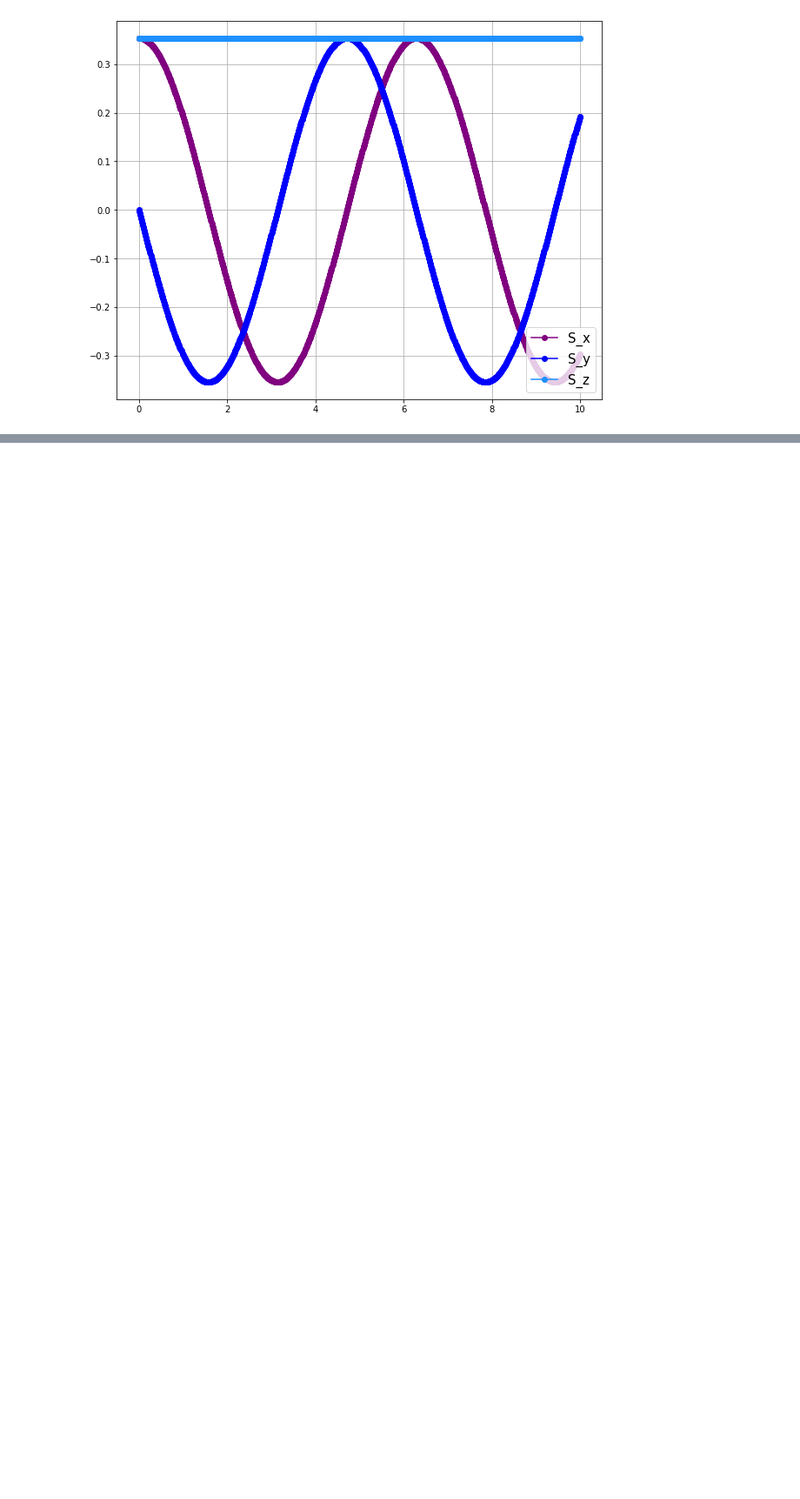
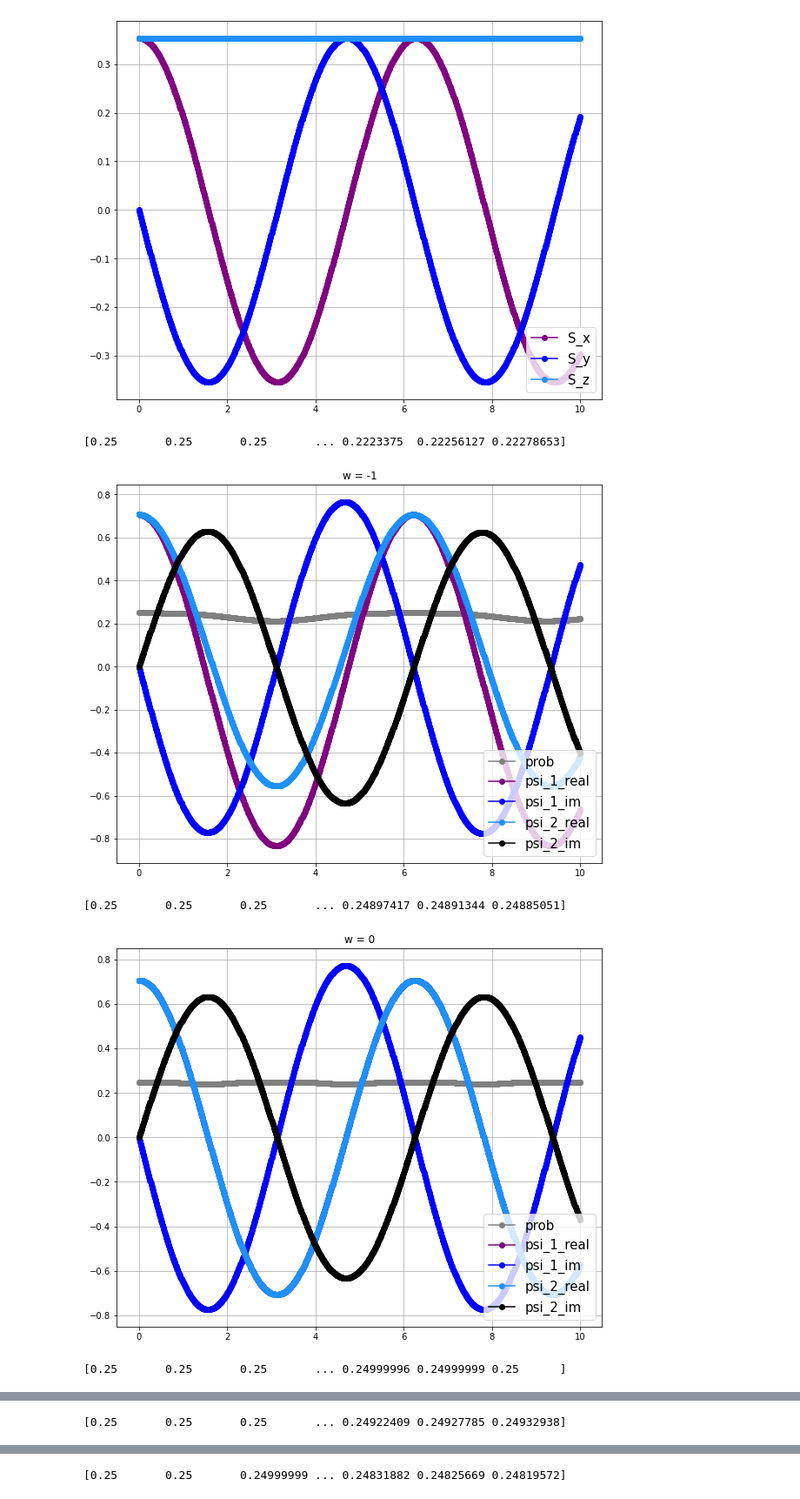
Before and after one commit to kirpar/Numerical-calculations-in-quantum-physics, a Jupyter notebook: Runge_Kutta.ipynb, the cells around one changed output, grey strips where cells are left out. Shown: that part at 87% size. Saved outputs shown, nothing was run; the diff lists cells and outputs as text; code cells hidden in the pictures; blank space fills up the shorter version.

```diff
--- a/Runge_Kutta.ipynb
+++ b/Runge_Kutta.ipynb
@@ -254,3 +275,46 @@ plt.grid()
 plt.show()
 # %% [output]
 [figure]
+# %%
+x = Shredinger_Eq_H_t()
+x.is_function_depends_on_x = True
+x.initial_y = np.array([np.cos(np.pi / 4), np.sin(np.pi / 4)])
+x.discretization = 0.01
+x.interval = 10.
+x.h=0.1
+x.H=1
+w = [-1, 0, 0.5, 1, 2]
+
+for i in range(len(w)):
+    x.w = w[i]
+    ans = x.run()
+    Probability_0_1 = abs(np.conj(ans[:, 0]) * ans[:, 1]) ** 2
+    print(Probability_0_1)
+    plt.figure(figsize=(10, 8))
+    legend = []
+    colors = ['purple', 'b', 'dodgerblue', 'k', 'grey', 'r']
+    t = [i * x.discretization for i in range(len(ans[:, 0]))]
+
+    plt.plot(t, Probability_0_1, marker ='o', c = colors[4])
+    legend.append('prob')
+
+    plt.plot(t, ans[:, 0].real, marker ='o', c = colors[0])
+    legend.append('psi_1_real')
+    plt.plot(t, ans[:, 0].imag, marker ='o', c = colors[1])
+    legend.append('psi_1_im')
+    plt.plot(t, ans[:, 1].real, marker ='o', c = colors[2])
+    legend.append('psi_2_real')
+    plt.plot(t, ans[:, 1].imag, marker ='o', c = colors[3])
+    legend.append('psi_2_im')
+    # plt.plot(t, ans[:, 2], marker ='o', c = colors[2])
+    # legend.append('S_z')
+    plt.title(f"w = {x.w}")
+    plt.legend(legend, loc="lower right", fontsize=15)
+    plt.grid()
+    plt.show()
+# %% [output]
+[0.25       0.25       0.25       ... 0.2223375  0.22256127 0.22278653]
+[figure, added]
+[0.25       0.25       0.25       ... 0.24897417 0.24891344 0.24885051]
+[figure, added]
+[0.25       0.25       0.25       ... 0.24999996 0.24999999 0.25      ]
@@ -256,0 +322 @@ plt.show()
+[0.25       0.25       0.25       ... 0.24922409 0.24927785 0.24932938]
@@ -256,0 +324 @@ plt.show()
+[0.25       0.25       0.24999999 ... 0.24831882 0.24825669 0.24819572]
```
Also changed, not shown: parts of 2 cells of this notebook.
